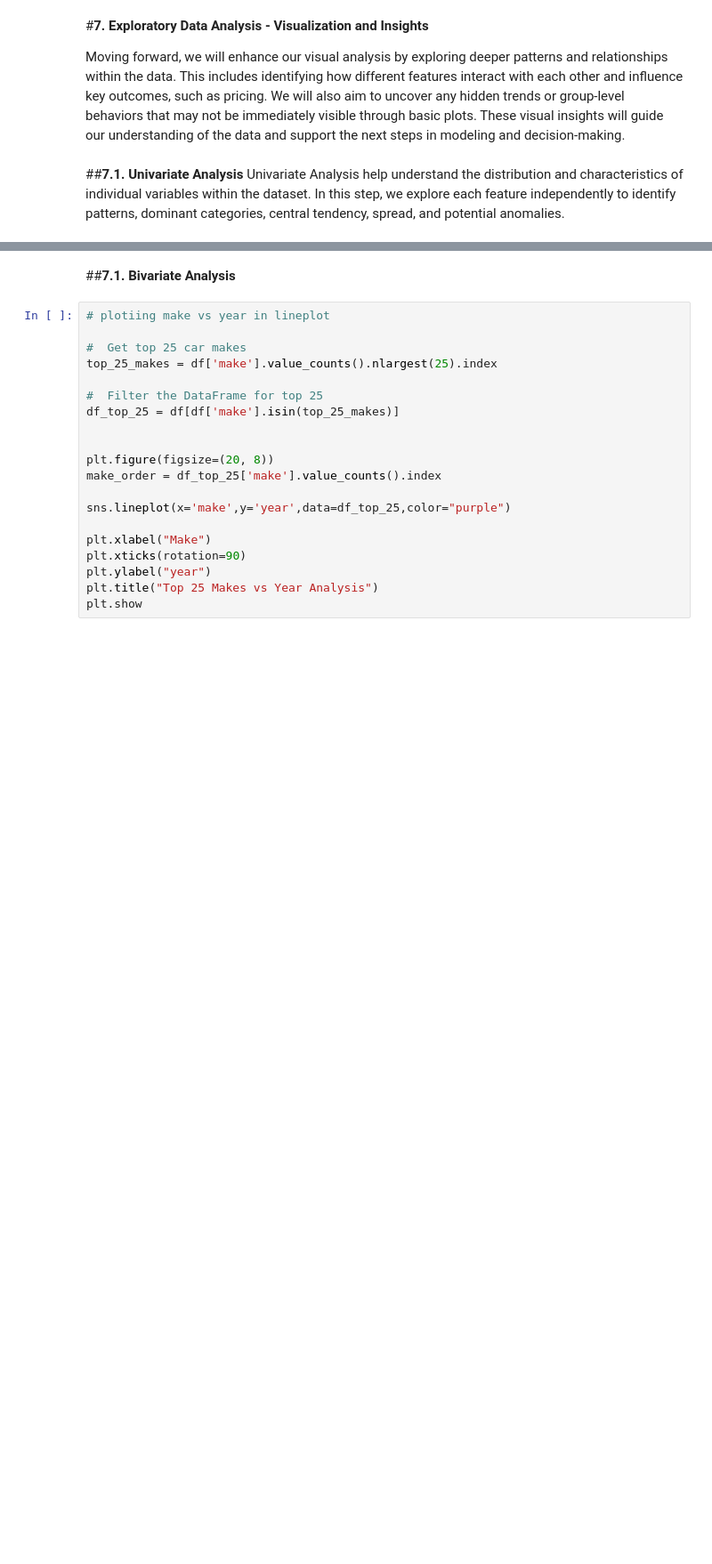
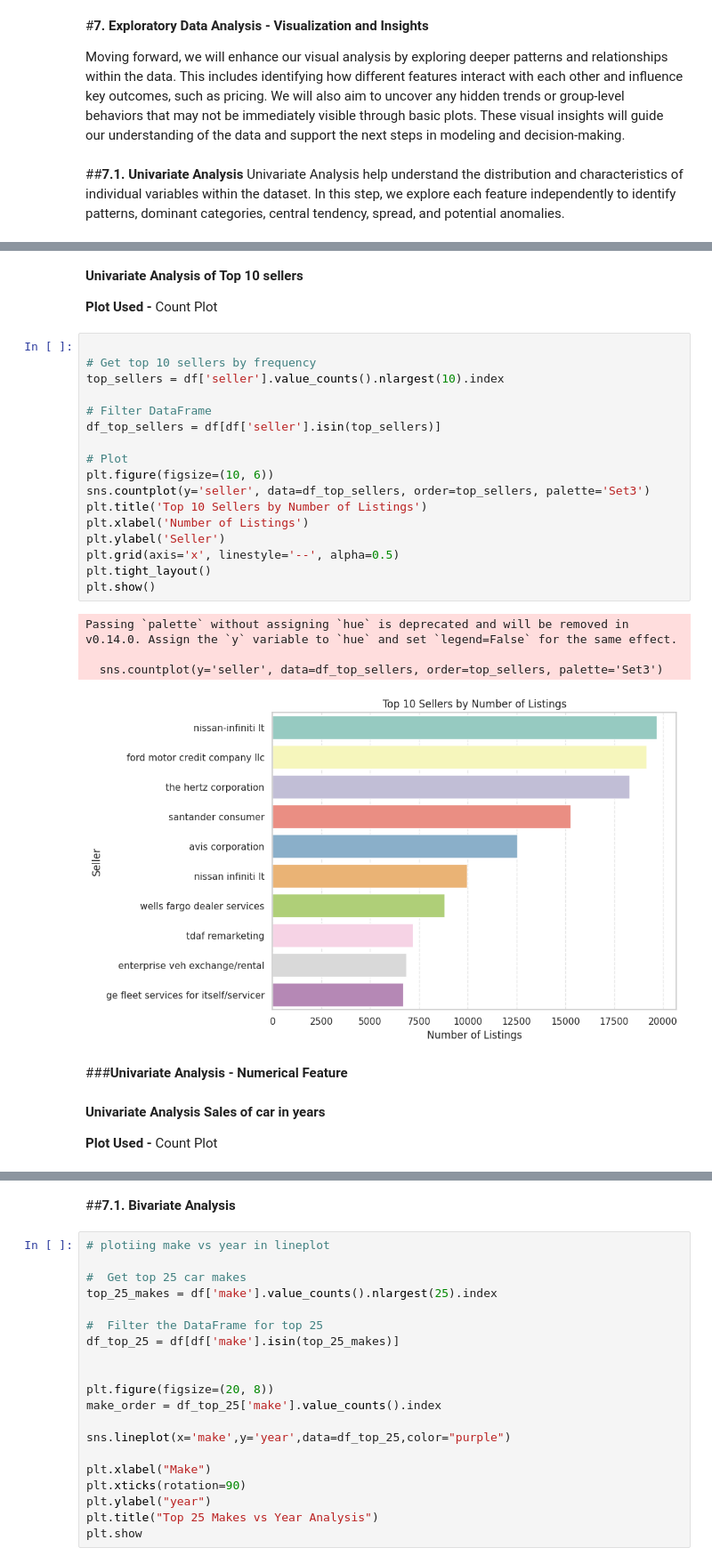
Before and after one commit to Sagarjain93/car_prices, a Jupyter notebook: car_prices.ipynb, the cells around one changed output, grey strips where cells are left out. Shown at 89% size. Cells and saved outputs as stored; diff of their text form; blank space fills up the shorter version.

```diff
--- a/car_prices.ipynb
+++ b/car_prices.ipynb
@@ -426,3 +556,35 @@ Index(['year', 'make', 'model', 'trim', 'body', 'transmission', 'vin', 'state',
+# %% [markdown]
+**Univariate Analysis of Top 10 sellers**
+
+**Plot Used -** Count Plot
+# %%
+
+# Get top 10 sellers by frequency
+top_sellers = df['seller'].value_counts().nlargest(10).index
+
+# Filter DataFrame
+df_top_sellers = df[df['seller'].isin(top_sellers)]
+
+# Plot
+plt.figure(figsize=(10, 6))
+sns.countplot(y='seller', data=df_top_sellers, order=top_sellers, palette='Set3')
+plt.title('Top 10 Sellers by Number of Listings')
+plt.xlabel('Number of Listings')
+plt.ylabel('Seller')
+plt.grid(axis='x', linestyle='--', alpha=0.5)
+plt.tight_layout()
+plt.show()
+# %% [output]
+Passing `palette` without assigning `hue` is deprecated and will be removed in v0.14.0. Assign the `y` variable to `hue` and set `legend=False` for the same effect.
+
+  sns.countplot(y='seller', data=df_top_sellers, order=top_sellers, palette='Set3')
+[figure, added]
+# %% [markdown]
+###**Univariate Analysis - Numerical Feature**
+# %% [markdown]
+**Univariate Analysis Sales of car in years**
+
+**Plot Used -** Count Plot
 # %%
 # Univariate anaysis of year
 plt.figure(figsize=(12, 6))
```
Also changed, not shown: parts of 28 cells of this notebook.
